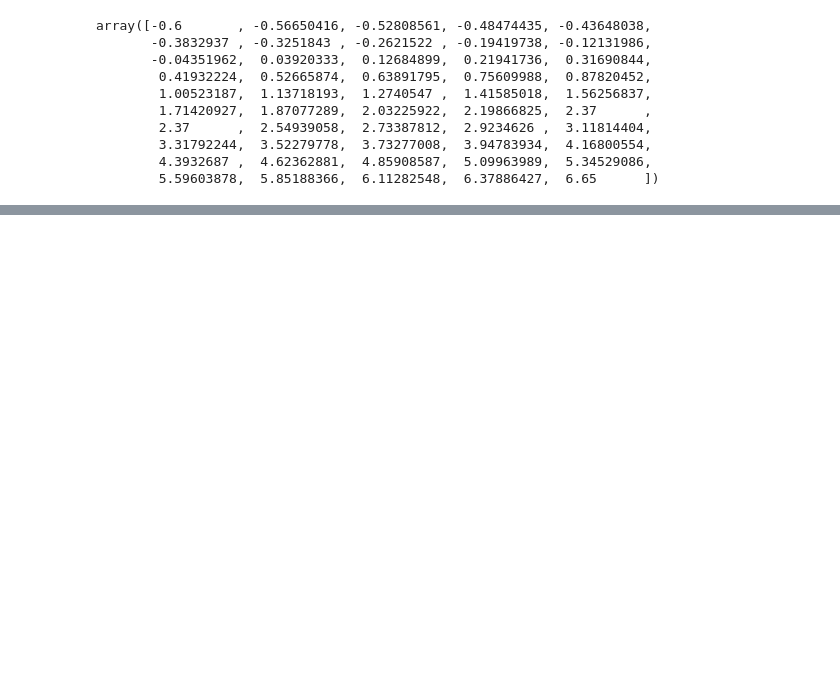
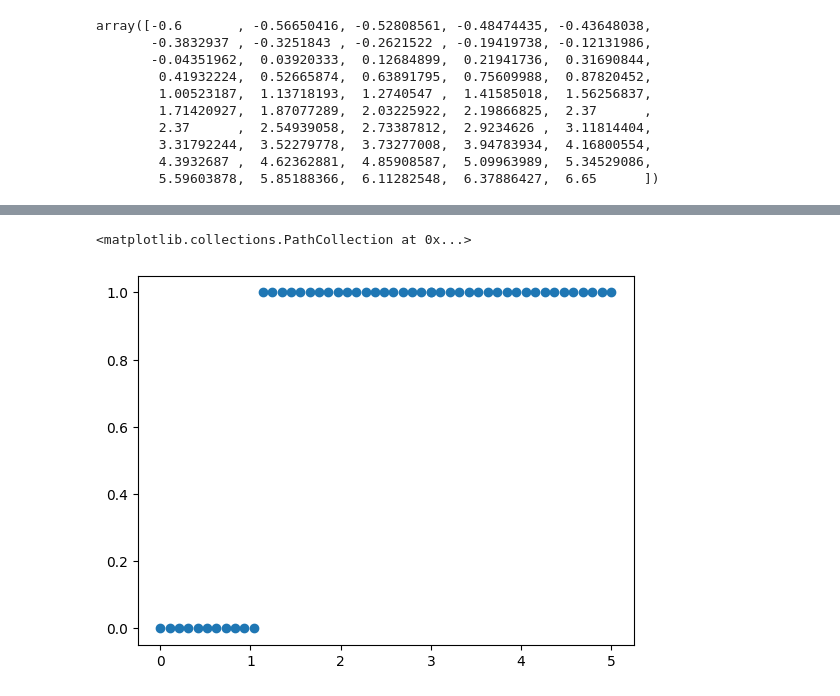
Before and after one commit to ujjwal-basnet/ML_journey, a Jupyter notebook: Week 3/Logistic regression/polynomial-logistic-regression.ipynb, the cells around one changed output, grey strips where cells are left out. Saved outputs shown, nothing was run; the diff lists cells and outputs as text; code cells hidden in the pictures; blank space fills up the shorter version.

Commit message:
train a toy data sets

```diff
--- a/Week 3/Logistic regression/polynomial-logistic-regression.ipynb
+++ b/Week 3/Logistic regression/polynomial-logistic-regression.ipynb
@@ -31,0 +52,4 @@ def sigmoid(z):
+# %%
+#concatinating into featues
+features = np.concatenate((x_1 , x_2 ) , axis = 0 )
+features
@@ -31,0 +77,11 @@ def sigmoid(z):
+# %%
+#i don't know why it was giving me 2 * 50 so i transpose it
+df   =pd.DataFrame([features , target ]).T
+# %%
+df['target ']  = df.iloc[: , 0 ]
+df['features'] = df.iloc[: , 1 ].astype(int)
+# %%
+#labelling columsn
+df = df.drop([0 , 1 ]  , axis = 1  )
+#okey i am messsing up with just cretiing data frams lol
+# i will update with more usefull code later hai
@@ -31,0 +103,5 @@ def sigmoid(z):
+# %%
+plt.scatter(df.iloc[: , 0 ] , df.iloc[: ,1 ] )
+# %% [output]
+<matplotlib.collections.PathCollection at 0x...>
+[figure, added]
```
Also changed, not shown: parts of 15 cells of this notebook.
